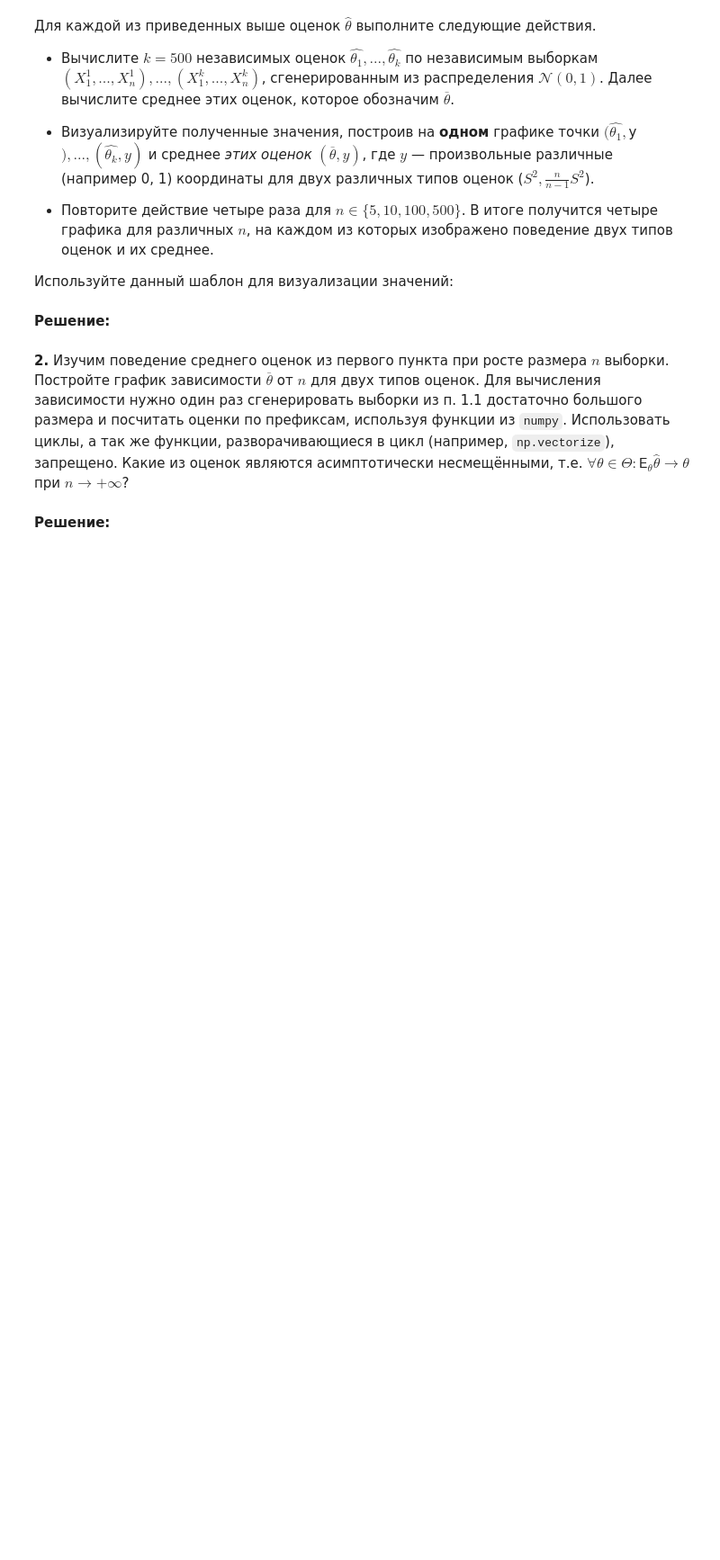
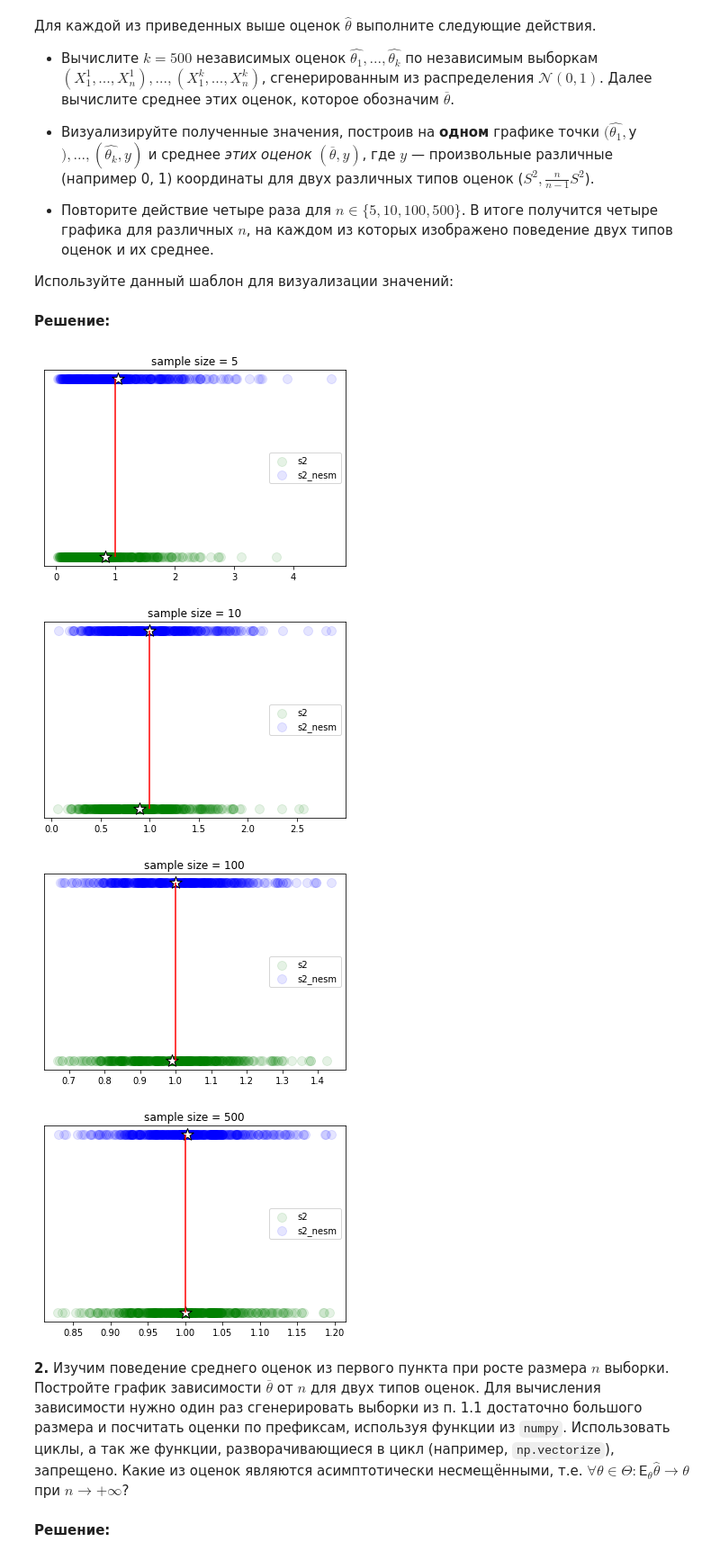
Before and after one commit to aaaaanton/yfhhnh, a Jupyter notebook: task3_2022.ipynb, the cells around one changed output. Shown at 90% size. Cells and saved outputs as stored; diff of their text form; code cells hidden in the pictures; blank space fills up the shorter version.

```diff
--- a/task3_2022.ipynb
+++ b/task3_2022.ipynb
@@ -77,6 +79,37 @@ plt.yticks([])
 plt.legend()
 # %% [markdown]
 **Решение:**
+# %%
+for size in [5,10,100,500]:
+    samples_count = 500 # количество выборок   size-размер выборки
+
+    sample = np.array(sps.norm.rvs(size=size*samples_count)) #можно генирировать сразу k выборок, тк у нас все генерации независимы в совокупности
+    sample=sample.reshape((samples_count,size))
+    s2=np.sum(sample**2,axis=1)/sample.shape[1]-(np.sum(sample,axis=1)/sample.shape[1])**2  #`в соотв с выводом пункта а
+    s2_nesm=s2*sample.shape[1]/(sample.shape[1]-1)
+    # Для каждой оценки:
+    y1=0
+    y2=1
+    plt.scatter(s2 , np.zeros(samples_count)+y1,
+                alpha=0.1, s=100, color='green', label='s2')
+    plt.scatter(s2.mean(), y1, marker='*', s=200,
+                color='w', edgecolors='black')
+    plt.scatter(s2_nesm , np.zeros(samples_count) + y2,
+                alpha=0.1, s=100, color='blue', label='s2_nesm')
+    plt.scatter(s2_nesm.mean(), y2, marker='*', s=200,
+                color='w', edgecolors='black')
+
+    # Для всего графика:
+    plt.vlines(1, y1, y2, color='r')
+    plt.title('sample size = %d' % size)
+    plt.yticks([])
+    plt.legend()
+    plt.show()
+# %% [output]
+[figure, added]
+[figure, added]
+[figure, added]
+[figure, added]
 # %% [markdown]
 **2.** Изучим поведение среднего оценок из первого пункта при росте размера $n$ выборки. Постройте график зависимости $\overline{\theta}$ от $n$ для двух типов оценок. Для вычисления зависимости нужно один раз сгенерировать выборки из п. 1.1 достаточно большого размера и посчитать оценки по префиксам, используя функции из `numpy`. Использовать циклы, а так же функции, разворачивающиеся в цикл (например, `np.vectorize`), запрещено. Какие из оценок являются асимптотически несмещёнными, т.е. $\forall \theta \in \Theta\colon \mathsf{E}_\theta \widehat{\theta} \to \theta$ при $n\to +\infty$?
 # %% [markdown]
```
Also changed, not shown: parts of 24 cells of this notebook.
